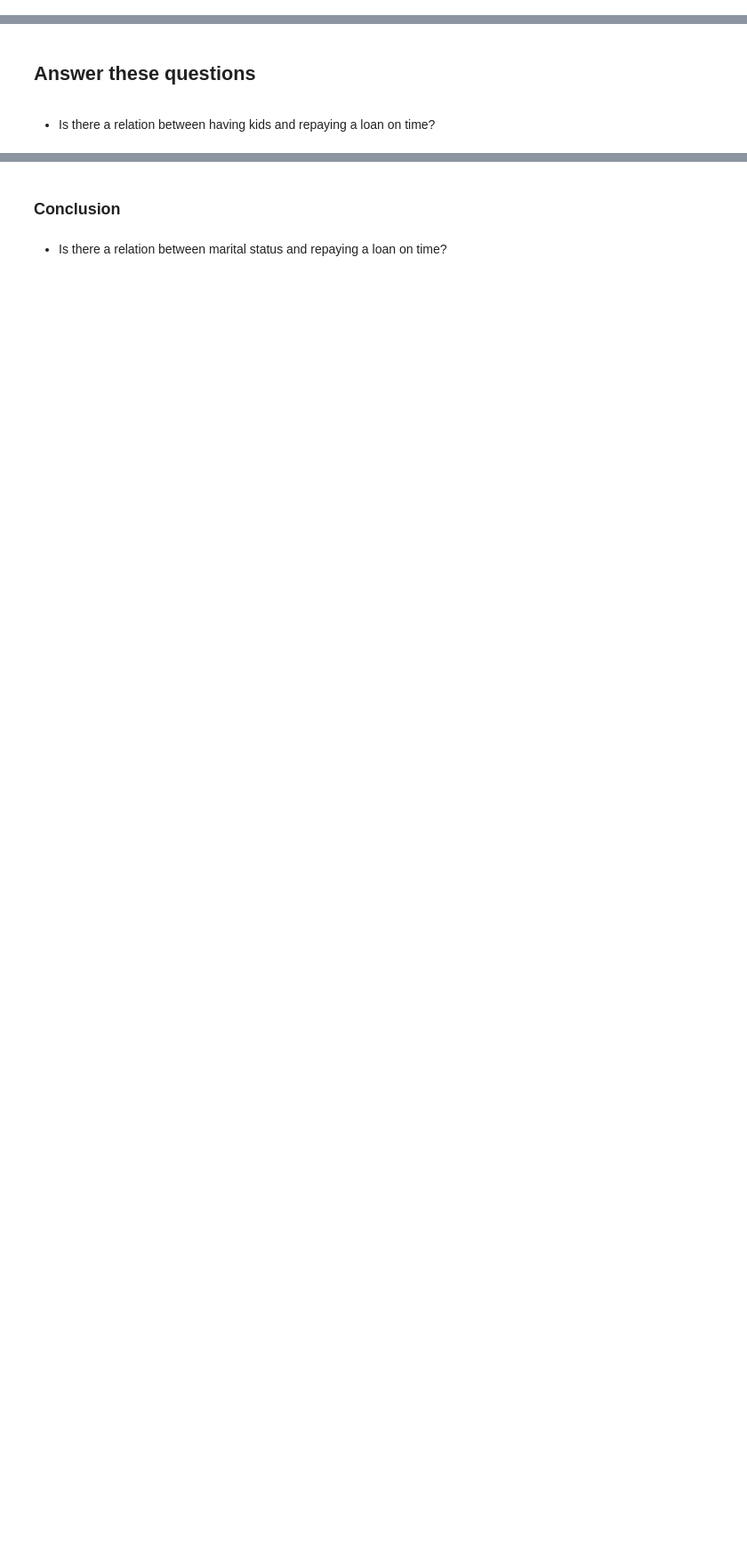
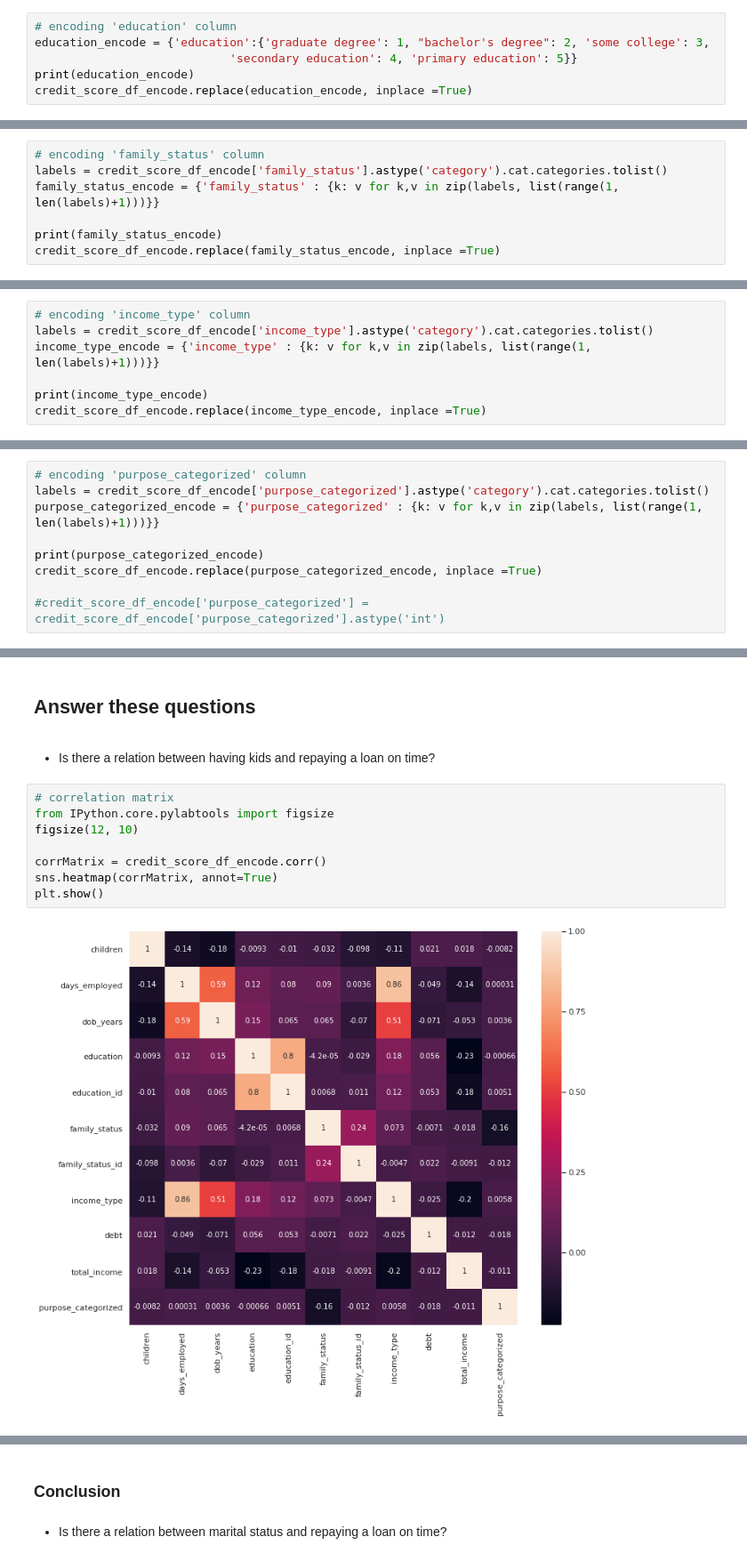
Before and after one commit to chuksoo/analyzing_borrowers_risk_of_defaulting, a Jupyter notebook: analyzing_borrowers'_risk_of_defaulting.ipynb, the cells around one changed output, grey strips where cells are left out. Shown at 89% size. Drawn from its saved outputs; the diff is of its cells as text; blank space fills up the shorter version.

```diff
--- a/analyzing_borrowers'_risk_of_defaulting.ipynb
+++ b/analyzing_borrowers'_risk_of_defaulting.ipynb
@@ -288,0 +659,6 @@ We are able to change the `days_employed` and `total_income` from floating point
+# %%
+# encoding 'education' column
+education_encode = {'education':{'graduate degree': 1, "bachelor's degree": 2, 'some college': 3,
+                            'secondary education': 4, 'primary education': 5}}
+print(education_encode)
+credit_score_df_encode.replace(education_encode, inplace =True)
@@ -288,0 +667,7 @@ We are able to change the `days_employed` and `total_income` from floating point
+# %%
+# encoding 'family_status' column
+labels = credit_score_df_encode['family_status'].astype('category').cat.categories.tolist()
+family_status_encode = {'family_status' : {k: v for k,v in zip(labels, list(range(1, len(labels)+1)))}}
+
+print(family_status_encode)
+credit_score_df_encode.replace(family_status_encode, inplace =True)
@@ -288,0 +676,7 @@ We are able to change the `days_employed` and `total_income` from floating point
+# %%
+# encoding 'income_type' column
+labels = credit_score_df_encode['income_type'].astype('category').cat.categories.tolist()
+income_type_encode = {'income_type' : {k: v for k,v in zip(labels, list(range(1, len(labels)+1)))}}
+
+print(income_type_encode)
+credit_score_df_encode.replace(income_type_encode, inplace =True)
@@ -288,0 +685,9 @@ We are able to change the `days_employed` and `total_income` from floating point
+# %%
+# encoding 'purpose_categorized' column
+labels = credit_score_df_encode['purpose_categorized'].astype('category').cat.categories.tolist()
+purpose_categorized_encode = {'purpose_categorized' : {k: v for k,v in zip(labels, list(range(1, len(labels)+1)))}}
+
+print(purpose_categorized_encode)
+credit_score_df_encode.replace(purpose_categorized_encode, inplace =True)
+
+#credit_score_df_encode['purpose_categorized'] = credit_score_df_encode['purpose_categorized'].astype('int')
@@ -294,3 +724,13 @@ We are able to change the `days_employed` and `total_income` from floating point
 </div>
 # %% [markdown]
 - Is there a relation between having kids and repaying a loan on time?
+# %%
+# correlation matrix
+from IPython.core.pylabtools import figsize
+figsize(12, 10)
+
+corrMatrix = credit_score_df_encode.corr()
+sns.heatmap(corrMatrix, annot=True)
+plt.show()
+# %% [output]
+[figure, added]
```
Also changed, not shown: parts of 52 cells of this notebook.
